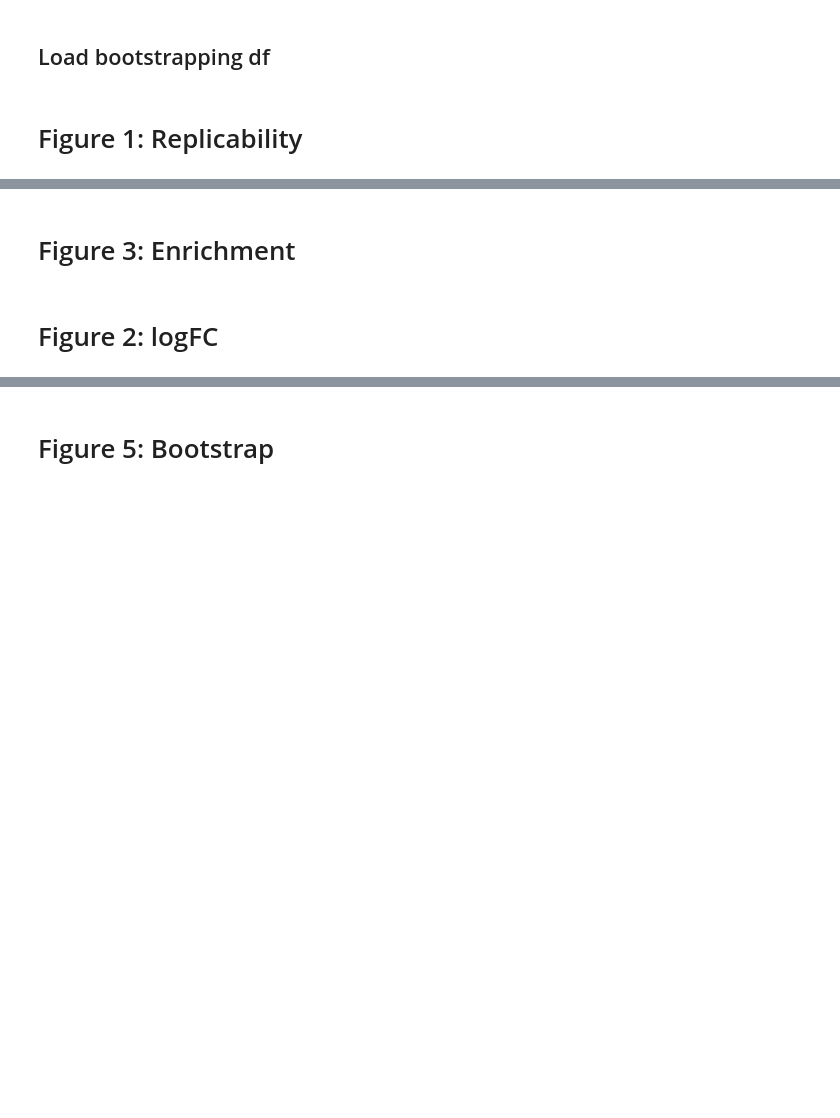
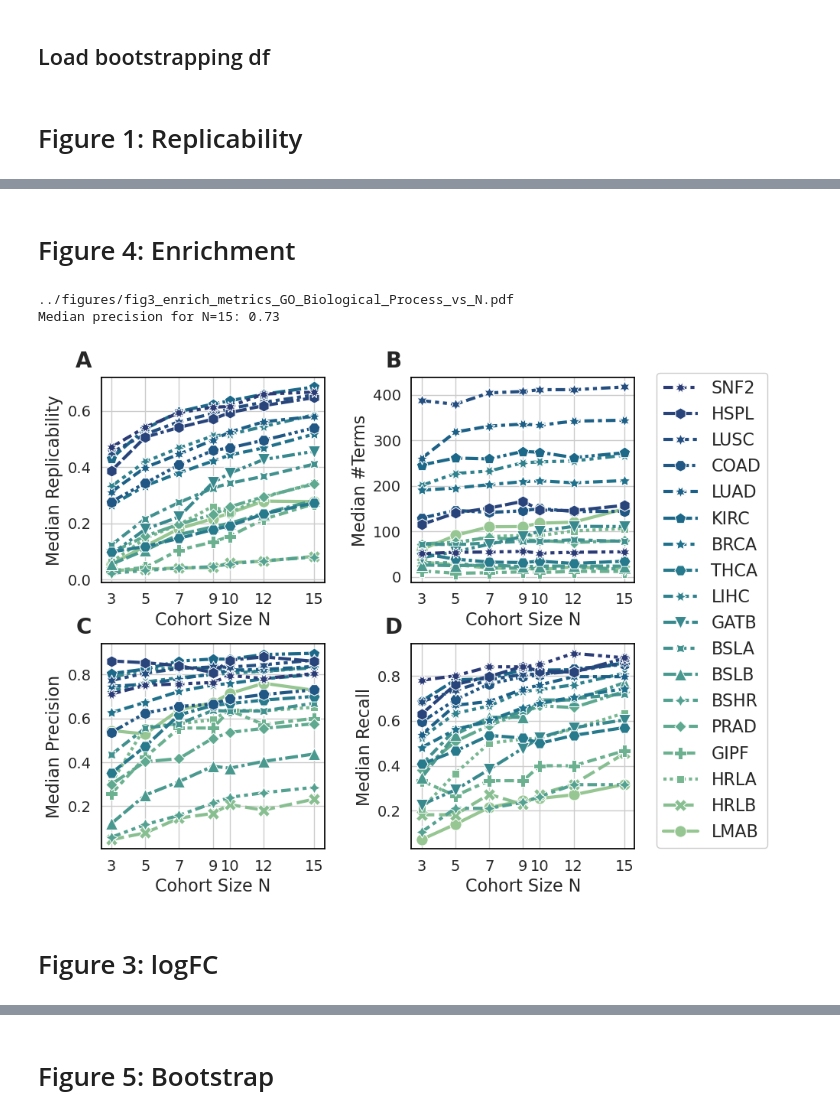
Before and after one commit to pdegen/RNASeqReplicability, a Jupyter notebook: notebooks/figures_revised.ipynb, the cells around one changed output, grey strips where cells are left out. Cells and saved outputs as stored; diff of their text form; code cells hidden in the pictures; blank space fills up the shorter version.

Commit message:
add processed data

```diff
--- a/notebooks/figures_revised.ipynb
+++ b/notebooks/figures_revised.ipynb
@@ -52,11 +86,13 @@ def get_paramset(data):
 combined_all = pd.read_csv("../data/multi/combined_all.csv", index_col=0)
 combined_all["Out"].fillna("None", inplace=True)
 combined_all = combined_all[~combined_all["isSynthetic"]]
+combined_all = combined_all[combined_all["Data"].isin(used_data)]
 combined_all.head()
 # %%
 combined_gsea = pd.read_csv(f"../data/multi/combined_gsea_td.rev3.csv", index_col=0)
 combined_gsea["Out"].fillna("None", inplace=True)
 combined_gsea["Data"].replace(prdata, inplace=True)
+combined_gsea = combined_gsea[combined_gsea["Data"].isin(used_data)]
 
 dea = "DESeq2 Wald"
 logFC = 1
@@ -80,12 +120,15 @@ sns.set_style("whitegrid", {'axes.linewidth': 2, 'axes.edgecolor':'black'})
 # %%
-#datasetsfile = "../data/multi/datasets_wilcox.txt"
 datasetsfile = "../data/multi/datasets.txt"
 
 with open(datasetsfile, "rb") as f:
     datasets = pickle.load(f)
+    datasets = {k:datasets[k] for k in sites.values()}
 
 keys = [k for k in datasets]
 for data in keys:
     if "SBRCA" in data:
         del datasets[data]
+
+N_tot = [datasets[d]["patients"] for d in datasets]
+print(f"Median N: {np.median(N_tot)}, Range: {min(N_tot)}--{max(N_tot)}, Datasets: {len(N_tot)}")
 datasets.keys()
@@ -112,14 +158,14 @@ for N_ in all_N:
     dfm[f"MCC_N{N_}"] = c["median_mcc"]
 
     c = combined_gsea
-    c = c[(c["N"]==N_)&(c["Library"]=="GO_Biological_Process_2023")]
+    c = c[(c["N"]==N_)&(c["Library"]=="GO_Biological_Process")]
     c.set_index("Data", inplace=True)
     dfm[f"Prec_N{N_}_GO"] = c["median_prec"]
     dfm[f"Rec_N{N_}_GO"] = c["median_rec"]
     dfm[f"Rep_N{N_}_GO"] = c["median_rep"]
 
     c = combined_gsea
-    c = c[(c["N"]==N_)&(c["Library"]=="KEGG_2021_Human")]
+    c = c[(c["N"]==N_)&(c["Library"]=="KEGG")]
     c.set_index("Data", inplace=True)
     dfm[f"Prec_N{N_}_KEGG"] = c["median_prec"]
     dfm[f"Rec_N{N_}_KEGG"] = c["median_rec"]
@@ -133,15 +179,6 @@ for ref in ["Truth","Cohort"]:
     for N in all_N:
         df_ref = k[(k["Reference"]==ref) & (k["N"]==N)]
 
-        # Crude
-        # dfm[f"KL_{ref}_N{N}_mean"] = df_ref.groupby("Data")["KL"].mean()
-        # dfm[f"KL_{ref}_N{N}_median"] = df_ref.groupby("Data")["KL"].median()
-        # dfm[f"KL_{ref}_N{N}_std"] = df_ref.groupby("Data")["KL"].std()
-        # dfm[f"Spear_{ref}_N{N}_mean"] = df_ref.groupby("Data")["Spearman"].mean()
-        # dfm[f"Spear_{ref}_N{N}_median"] = df_ref.groupby("Data")["Spearman"].median()
-        # dfm[f"Spear_{ref}_N{N}_std"] = df_ref.groupby("Data")["Spearman"].std()
-
-        # Better
         dfm[f"KL_{ref}_N{N}_mean"] = aggregate(df_ref, "KL", np.nanmean)
         dfm[f"KL_{ref}_N{N}_median"] = aggregate(df_ref, "KL", np.nanmedian)
         dfm[f"KL_{ref}_N{N}_std"] = aggregate(df_ref, "KL", np.nanstd)
@@ -221,25 +262,29 @@ cc[~cc["Data"].duplicated()]
 cc=c[c["median_rec_method"]>0.5].sort_values(by="N")
 cc[~cc["Data"].duplicated()]
 # %% [markdown]
-# Figure 3: Enrichment
+# Figure 4: Enrichment
 # %%
-lib = "GO_Biological_Process_2023"
-#lib = "KEGG_2021_Human"
+lib = "GO_Biological_Process"#_2023"
+#lib = "KEGG"#_2021_Human"
 
 dea = "DESeq2 Wald"
 logFC = 1
 lfc_mode = "formal"
 fdr = 0.05
 
 c = combined_gsea
 c = c[(c["Out"]=="None") & (c["Library"]==lib)]
 
 fig = make4x4fig(c, suffix = "", metrics = ["rep","terms","prec","rec"])
 
 figpath = f"../figures/fig3_enrich_metrics_{lib}_vs_N.pdf"
 fig.savefig(figpath, bbox_inches="tight")
 print(figpath)
 
 print(f"Median precision for N=15: {c[c['N']==15]['median_prec'].median():.2f}")
+# %% [output]
+../figures/fig3_enrich_metrics_GO_Biological_Process_vs_N.pdf
+Median precision for N=15: 0.73
+[figure, added]
 # %% [markdown]
-# Figure 2: logFC
+# Figure 3: logFC
```
Also changed, not shown: parts of 45 cells of this notebook, 4 other files.
